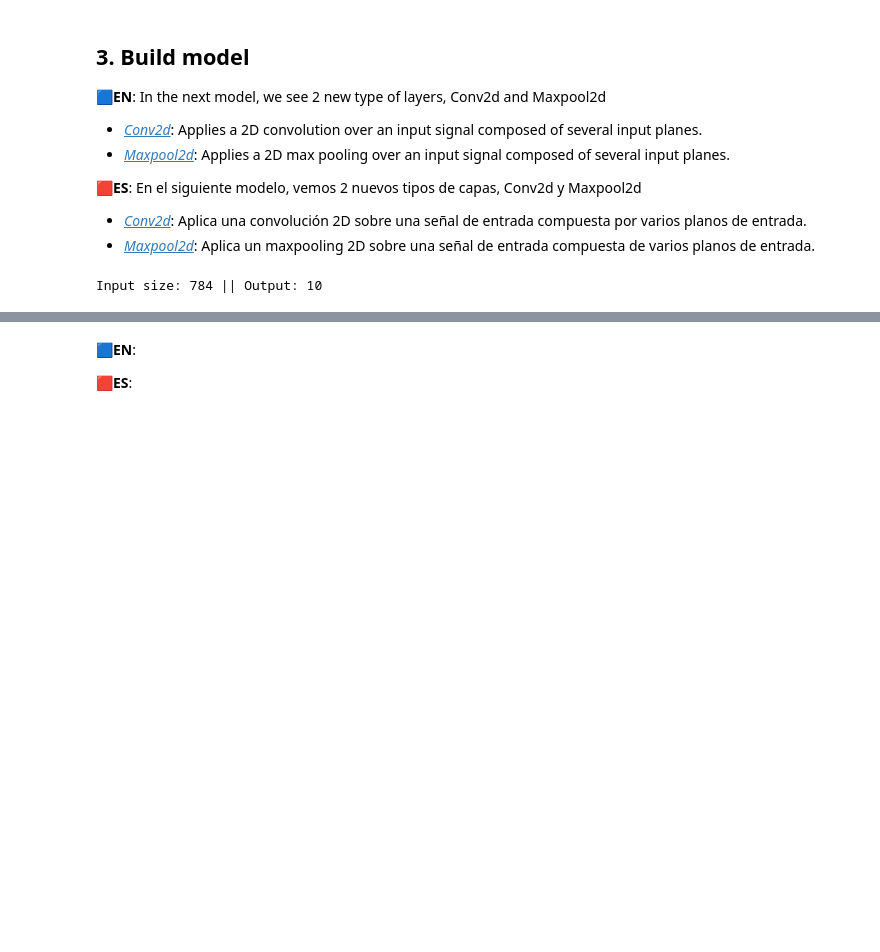
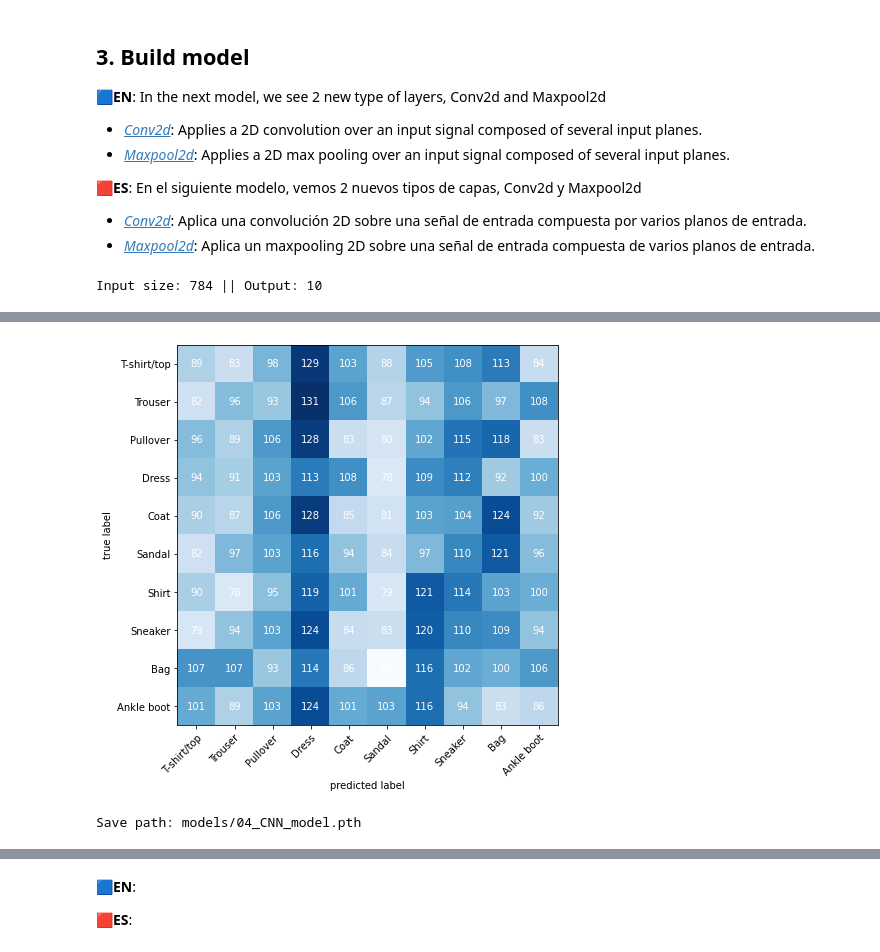
Before and after one commit to fxop0218/Tutorial-PyTorchForBeginners, a Jupyter notebook: 04_ComputerVision_CNN_Beginners.ipynb, the cells around one changed output, grey strips where cells are left out. Drawn from its saved outputs; the diff is of its cells as text; code cells hidden in the pictures; blank space fills up the shorter version.

```diff
--- a/04_ComputerVision_CNN_Beginners.ipynb
+++ b/04_ComputerVision_CNN_Beginners.ipynb
@@ -276,0 +432,7 @@ model_v1 = FashionModelCNNV1(input_shape=1,
+# %%
+from timeit import default_timer as timer
+
+def train_time(start: float, end: float, device: torch.device = None):
+    total_time = end - start
+    print(f"Train time on {device}: {total_time:.3f} seconds")
+    return total_time
@@ -276,0 +628,22 @@ model_v1 = FashionModelCNNV1(input_shape=1,
+# %%
+# Make predictiosn with trained model
+y_preds = []
+model_v1.eval()
+with torch.inference_mode():
+  for X, y in tqdm(test_dataloader, desc="Making predictions"):
+    X = X.to(device)
+    y = y.to(device)
+
+    # Forward pass
+    y_logit = model_v1(X)
+
+    # Turn predictions from logits to prediction probs to predicion labels
+    y_pred = torch.softmax(y_logit.squeeze(), dim=0).argmax(dim=1)
+
+    # Change the device to CPU to evaluation
+    y_preds.append(y_pred.cpu())
+
+# Concatenate list of predictions
+#print(f"y_preds: {y_preds}")
+y_pred_tensor = torch.cat(y_preds)
+print(f"Predictions: {y_pred_tensor[:5]}")
@@ -276,0 +662,10 @@ model_v1 = FashionModelCNNV1(input_shape=1,
+# %%
+from torchmetrics import ConfusionMatrix
+from mlxtend.plotting import plot_confusion_matrix
+
+# Setup Confusion matrix instance and compare preditiosn to target
+c_matrix = ConfusionMatrix(num_classes=len(classes), task="multiclass")
+c_matrix_tensor = c_matrix(preds=y_pred_tensor,
+                           target=test_data.targets)
+
+c_matrix_tensor
@@ -276,0 +683,23 @@ model_v1 = FashionModelCNNV1(input_shape=1,
+# %%
+fig, ax = plot_confusion_matrix(
+    conf_mat=c_matrix_tensor.numpy(), # Matplotblib works with numpy
+    class_names=classes,
+    figsize=(10, 7)
+)
+# %% [output]
+[figure, added]
+# %%
+from pathlib import Path
+# Create model
+
+MODEL_PATH = Path("models")
+MODEL_PATH.mkdir(parents=True,
+                 exist_ok=True)
+
+MODEL_NAME = "04_CNN_model.pth"
+MODEL_SAVE_PATH = MODEL_PATH / MODEL_NAME
+print(f"Save path: {MODEL_SAVE_PATH}")
+torch.save(obj=model_v1.state_dict(),
+           f=MODEL_SAVE_PATH)
+# %% [output]
+Save path: models/04_CNN_model.pth
```
Also changed, not shown: parts of 37 cells of this notebook.
